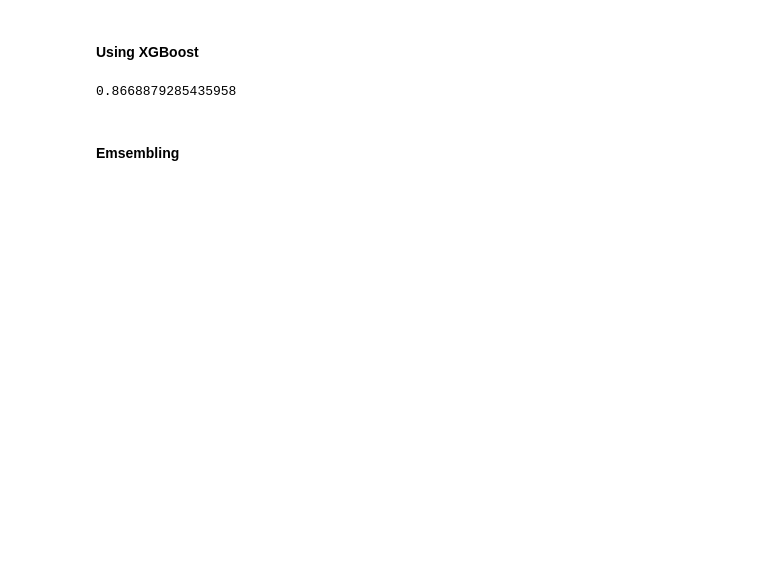
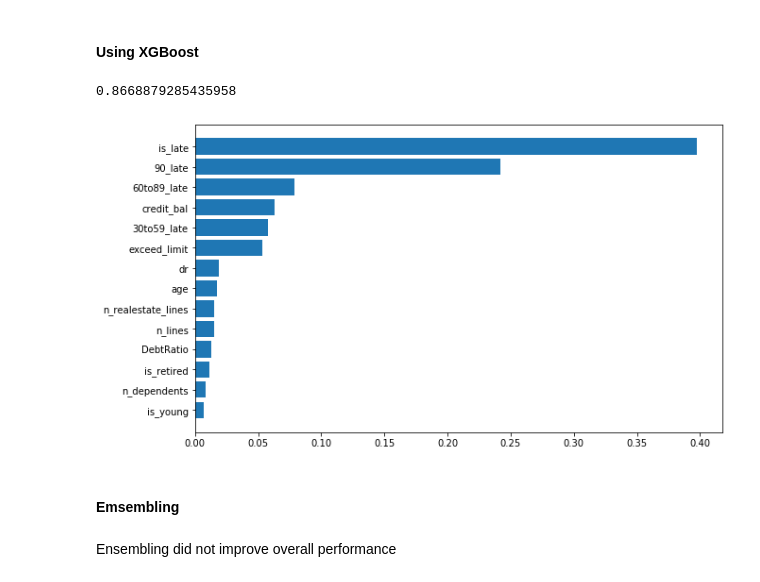
Before and after one commit to davidcjw/kaggle-give-me-some-credit, a Jupyter notebook: Exploratory Data Analysis.ipynb, the cells around one changed output. Saved outputs shown, nothing was run; the diff lists cells and outputs as text; code cells hidden in the pictures; blank space fills up the shorter version.

Commit message:
add feature importance

```diff
--- a/Exploratory Data Analysis.ipynb
+++ b/Exploratory Data Analysis.ipynb
@@ -386,10 +389,22 @@ roc_auc_score(y_test, y_pred_proba)
 # print(f"{i}: {roc_auc_score(y_test, y_pred_proba)}")
 # %% [output]
 0.8668879285435958
+# %%
+# Plot feature importance
+feature_imp = dict(zip(X_train.columns, xgb_clf.feature_importances_))
+feature_imp = {k: v for k, v in sorted(feature_imp.items(), key=lambda item: item[1])}
+
+plt.figure(figsize=(10, 6))
+plt.barh(list(feature_imp.keys()), list(feature_imp.values()))
+plt.show()
+# %% [output]
+[figure, added]
 # %%
 get_preds_for_submission(xgb_clf, test.drop(columns=["Id", "income"]), test)
 # %% [markdown]
 #### Emsembling
+# %% [markdown]
+Ensembling did not improve overall performance
 # %%
 voting_clf = VotingClassifier (
         estimators = [('xgb', xgb_clf), ('lr', lr), ('rf', clf)],
```
Also changed, not shown: parts of 10 cells of this notebook.
